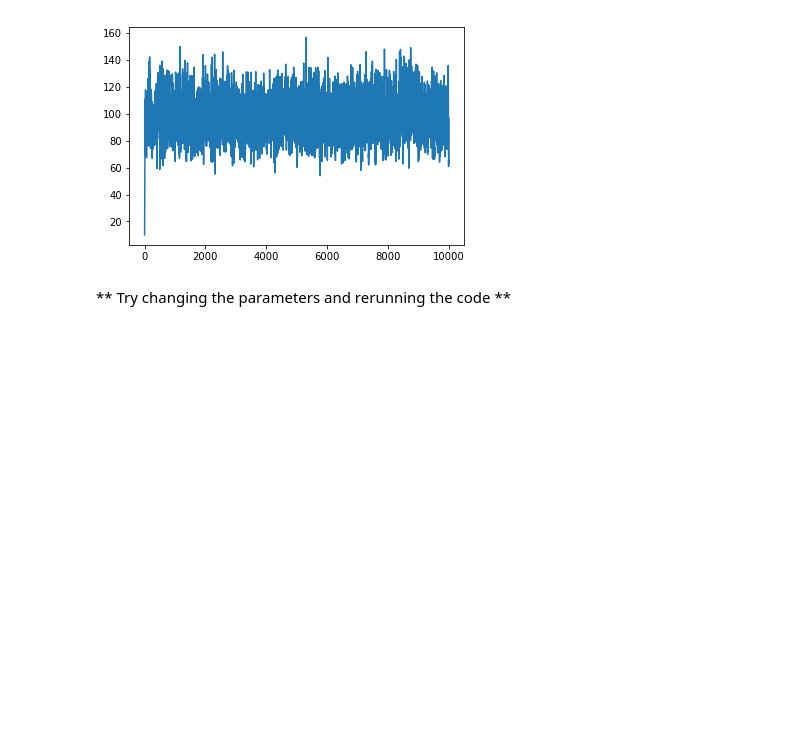
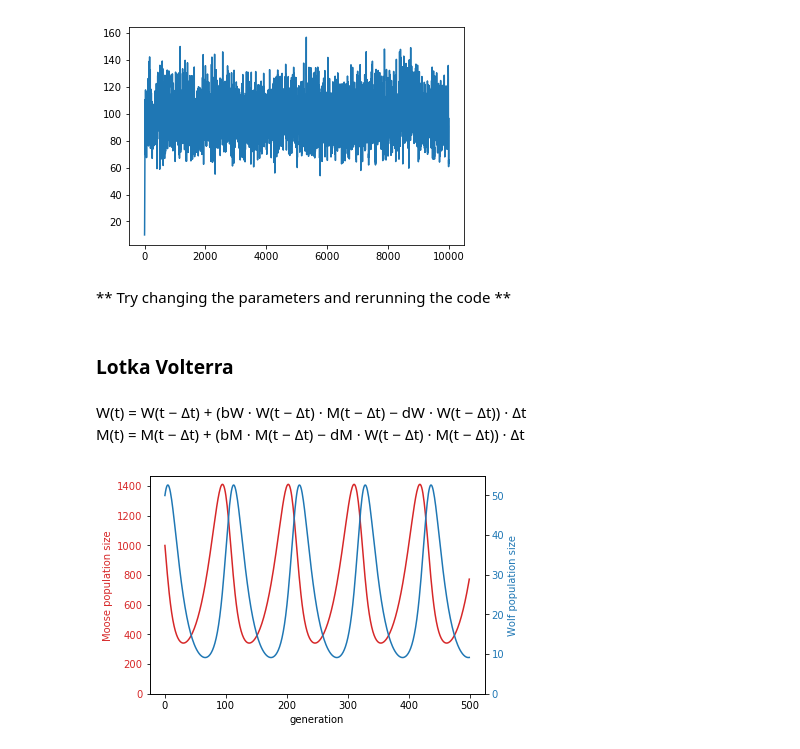
Before and after one commit to rachelss/BigDataAnalysis18, a Jupyter notebook: logisticgrowth.ipynb, the cells around one changed output. Saved outputs shown, nothing was run; the diff lists cells and outputs as text; code cells hidden in the pictures; blank space fills up the shorter version.

Commit message:
add Lotka Volterra

```diff
--- a/logisticgrowth.ipynb
+++ b/logisticgrowth.ipynb
@@ -104,3 +104,53 @@ pop_size = plot_pop_stoch(n0,r,K,g)
 [figure]
 # %% [markdown]
 ** Try changing the parameters and rerunning the code **
+# %% [markdown]
+### Lotka Volterra
+# %%
+def PP(preyPop, predPop,generation):
+    W = []
+    M = []
+
+    bM = 0.05
+    dM = 0.002
+    bW = .0001
+    dW = .075
+
+    #get data
+    for i in range(generation):
+        W.append(predPop)
+        M.append(preyPop)
+        preyPop = preyPop + (bM * preyPop) - (dM * preyPop * predPop)
+        predPop = predPop + (bW * predPop * preyPop) - (dW * predPop)
+
+    return M,W
+
+def PP_plot(M,W):
+    #make plot
+    fig, ax1 = plt.subplots()
+
+    color = 'tab:red'
+    ax1.set_xlabel('generation')
+    ax1.set_ylabel('Moose population size', color=color)
+    ax1.plot(M, color=color)
+    ax1.tick_params(axis='y', labelcolor=color)
+    ax1.set_ylim(ymin=0)
+
+    ax2 = ax1.twinx()  # instantiate a second axes that shares the same x-axis
+
+    color = 'tab:blue'
+    ax2.set_ylabel('Wolf population size', color=color)  # we already handled the x-label with ax1
+    ax2.plot(W, color=color)
+    ax2.tick_params(axis='y', labelcolor=color)
+    ax2.set_ylim(ymin=0)
+# %% [markdown]
+W(t) = W(t − Δt) + (bW · W(t − Δt) · M(t − Δt) − dW · W(t − Δt)) · Δt
+M(t) = M(t − Δt) + (bM · M(t − Δt) − dM · W(t − Δt) · M(t − Δt)) · Δt
+# %%
+preyPop = 1000
+predPop = 50
+generation = 500
+M,W = PP(preyPop, predPop, generation);
+PP_plot(M,W)
+# %% [output]
+[figure, added]
```
Also changed, not shown: parts of 3 cells of this notebook.
